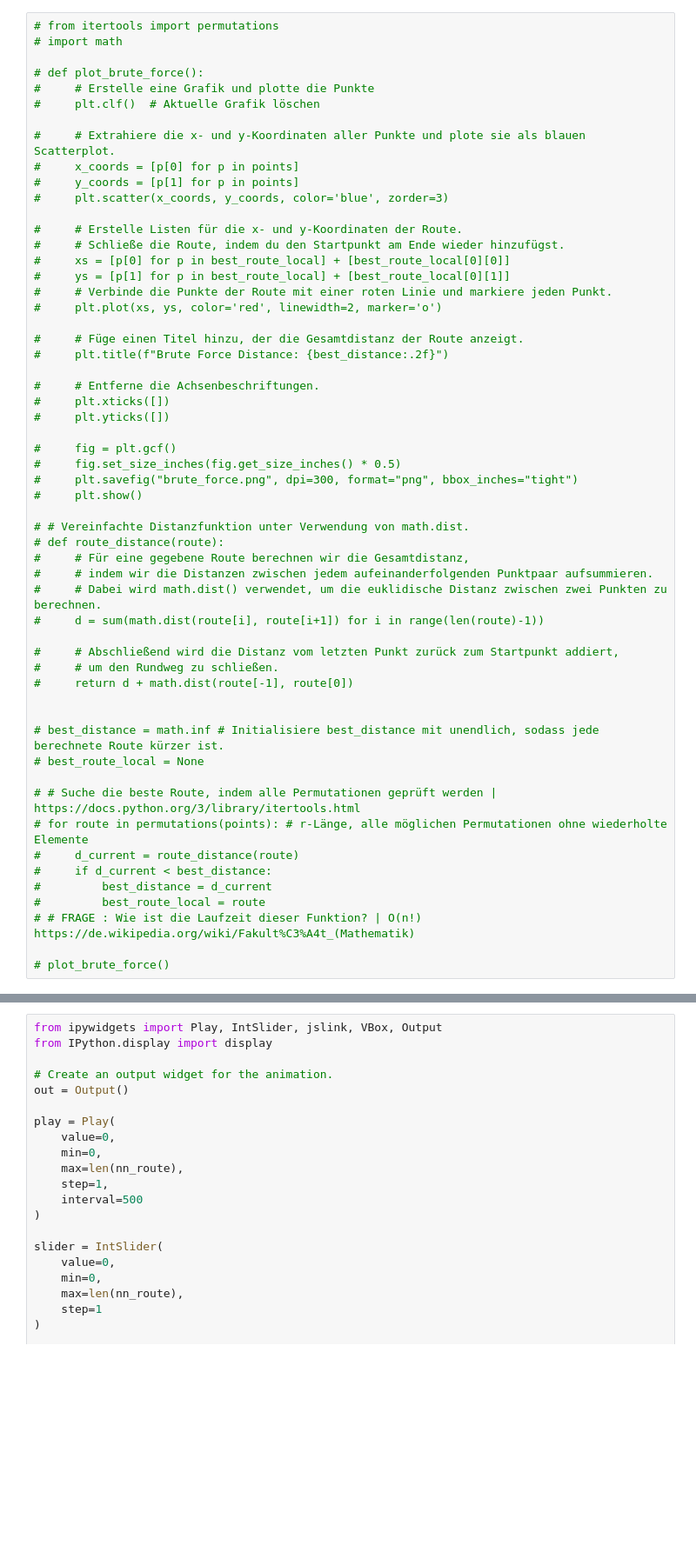
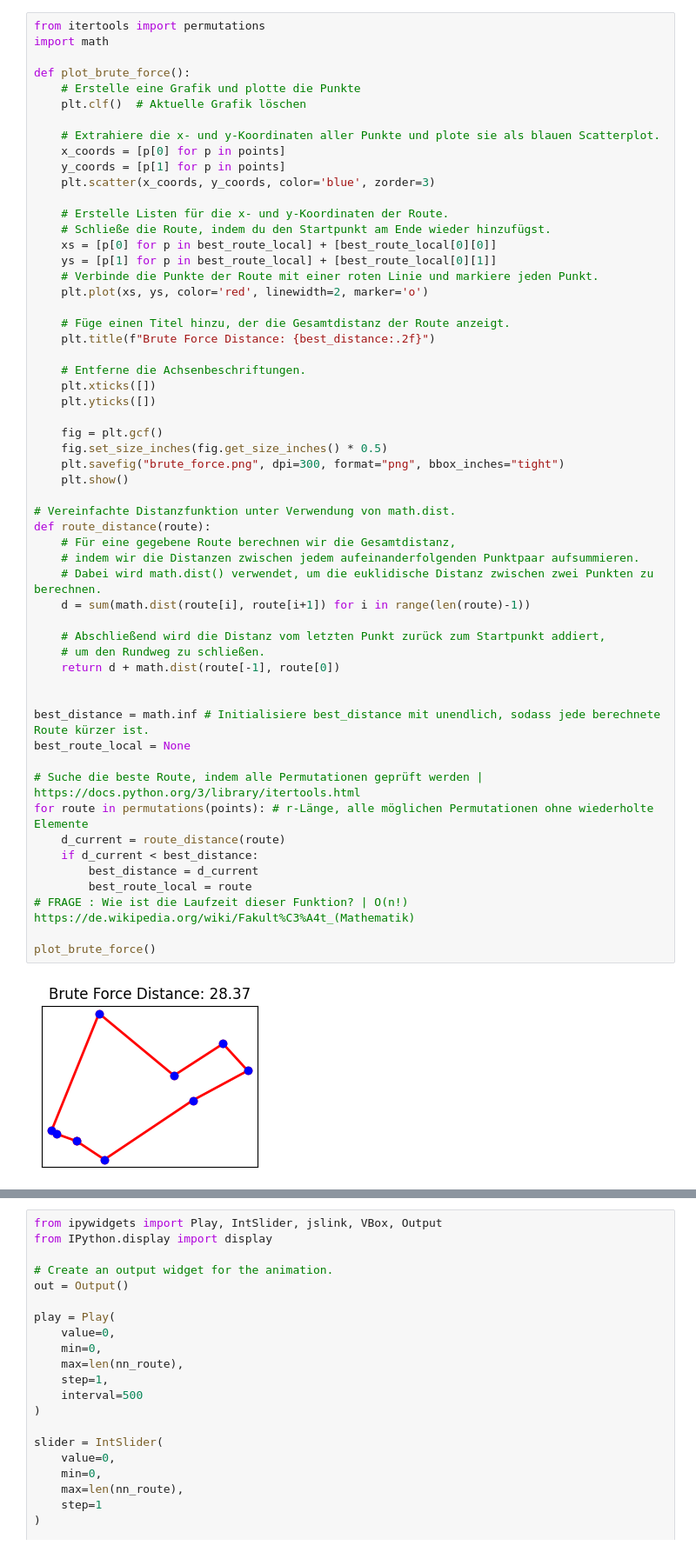
Before and after one commit to Nr44suessauer/SalesMan, a Jupyter notebook: SalesMan_Problem.ipynb, the cells around one changed output, grey strips where cells are left out. Shown at 87% size. Drawn from its saved outputs; the diff is of its cells as text; blank space fills up the shorter version.

```diff
--- a/SalesMan_Problem.ipynb
+++ b/SalesMan_Problem.ipynb
@@ -30,59 +30,61 @@ points = list(zip(x, y))
 # %%
-# from itertools import permutations
-# import math
+from itertools import permutations
+import math
 
-# def plot_brute_force():
-#     # Erstelle eine Grafik und plotte die Punkte
-#     plt.clf()  # Aktuelle Grafik löschen
+def plot_brute_force():
+    # Erstelle eine Grafik und plotte die Punkte
+    plt.clf()  # Aktuelle Grafik löschen
 
-#     # Extrahiere die x- und y-Koordinaten aller Punkte und plote sie als blauen Scatterplot.
-#     x_coords = [p[0] for p in points]
-#     y_coords = [p[1] for p in points]
-#     plt.scatter(x_coords, y_coords, color='blue', zorder=3)
+    # Extrahiere die x- und y-Koordinaten aller Punkte und plote sie als blauen Scatterplot.
+    x_coords = [p[0] for p in points]
+    y_coords = [p[1] for p in points]
+    plt.scatter(x_coords, y_coords, color='blue', zorder=3)
 
-#     # Erstelle Listen für die x- und y-Koordinaten der Route.
-#     # Schließe die Route, indem du den Startpunkt am Ende wieder hinzufügst.
-#     xs = [p[0] for p in best_route_local] + [best_route_local[0][0]]
-#     ys = [p[1] for p in best_route_local] + [best_route_local[0][1]]
-#     # Verbinde die Punkte der Route mit einer roten Linie und markiere jeden Punkt.
-#     plt.plot(xs, ys, color='red', linewidth=2, marker='o')
+    # Erstelle Listen für die x- und y-Koordinaten der Route.
+    # Schließe die Route, indem du den Startpunkt am Ende wieder hinzufügst.
+    xs = [p[0] for p in best_route_local] + [best_route_local[0][0]]
+    ys = [p[1] for p in best_route_local] + [best_route_local[0][1]]
+    # Verbinde die Punkte der Route mit einer roten Linie und markiere jeden Punkt.
+    plt.plot(xs, ys, color='red', linewidth=2, marker='o')
 
-#     # Füge einen Titel hinzu, der die Gesamtdistanz der Route anzeigt.
-#     plt.title(f"Brute Force Distance: {best_distance:.2f}")
+    # Füge einen Titel hinzu, der die Gesamtdistanz der Route anzeigt.
+    plt.title(f"Brute Force Distance: {best_distance:.2f}")
 
-#     # Entferne die Achsenbeschriftungen.
-#     plt.xticks([])
-#     plt.yticks([])
+    # Entferne die Achsenbeschriftungen.
+    plt.xticks([])
+    plt.yticks([])
 
-#     fig = plt.gcf()
-#     fig.set_size_inches(fig.get_size_inches() * 0.5)
-#     plt.savefig("brute_force.png", dpi=300, format="png", bbox_inches="tight")
-#     plt.show()
+    fig = plt.gcf()
+    fig.set_size_inches(fig.get_size_inches() * 0.5)
+    plt.savefig("brute_force.png", dpi=300, format="png", bbox_inches="tight")
+    plt.show()
 
-# # Vereinfachte Distanzfunktion unter Verwendung von math.dist.
-# def route_distance(route):
-#     # Für eine gegebene Route berechnen wir die Gesamtdistanz,
-#     # indem wir die Distanzen zwischen jedem aufeinanderfolgenden Punktpaar aufsummieren.
-#     # Dabei wird math.dist() verwendet, um die euklidische Distanz zwischen zwei Punkten zu berechnen.
-#     d = sum(math.dist(route[i], route[i+1]) for i in range(len(route)-1))
+# Vereinfachte Distanzfunktion unter Verwendung von math.dist.
+def route_distance(route):
+    # Für eine gegebene Route berechnen wir die Gesamtdistanz,
+    # indem wir die Distanzen zwischen jedem aufeinanderfolgenden Punktpaar aufsummieren.
+    # Dabei wird math.dist() verwendet, um die euklidische Distanz zwischen zwei Punkten zu berechnen.
+    d = sum(math.dist(route[i], route[i+1]) for i in range(len(route)-1))
 
-#     # Abschließend wird die Distanz vom letzten Punkt zurück zum Startpunkt addiert,
-#     # um den Rundweg zu schließen.
-#     return d + math.dist(route[-1], route[0])
+    # Abschließend wird die Distanz vom letzten Punkt zurück zum Startpunkt addiert,
+    # um den Rundweg zu schließen.
+    return d + math.dist(route[-1], route[0])
 
 
-# best_distance = math.inf # Initialisiere best_distance mit unendlich, sodass jede berechnete Route kürzer ist.
-# best_route_local = None
+best_distance = math.inf # Initialisiere best_distance mit unendlich, sodass jede berechnete Route kürzer ist.
+best_route_local = None
 
-# # Suche die beste Route, indem alle Permutationen geprüft werden | https://docs.python.org/3/library/itertools.html
-# for route in permutations(points): # r-Länge, alle möglichen Permutationen ohne wiederholte Elemente
-#     d_current = route_distance(route)
-#     if d_current < best_distance:
-#         best_distance = d_current
-#         best_route_local = route
-# # FRAGE : Wie ist die Laufzeit dieser Funktion? | O(n!) https://de.wikipedia.org/wiki/Fakult%C3%A4t_(Mathematik)
+# Suche die beste Route, indem alle Permutationen geprüft werden | https://docs.python.org/3/library/itertools.html
+for route in permutations(points): # r-Länge, alle möglichen Permutationen ohne wiederholte Elemente
+    d_current = route_distance(route)
+    if d_current < best_distance:
+        best_distance = d_current
+        best_route_local = route
+# FRAGE : Wie ist die Laufzeit dieser Funktion? | O(n!) https://de.wikipedia.org/wiki/Fakult%C3%A4t_(Mathematik)
 
-# plot_brute_force()
+plot_brute_force()
+# %% [output]
+[figure, added]
 # %%
 #%pip install numpy
 #%pip install matplotlib
```
Also changed, not shown: parts of 4 cells of this notebook, 2 other files.
